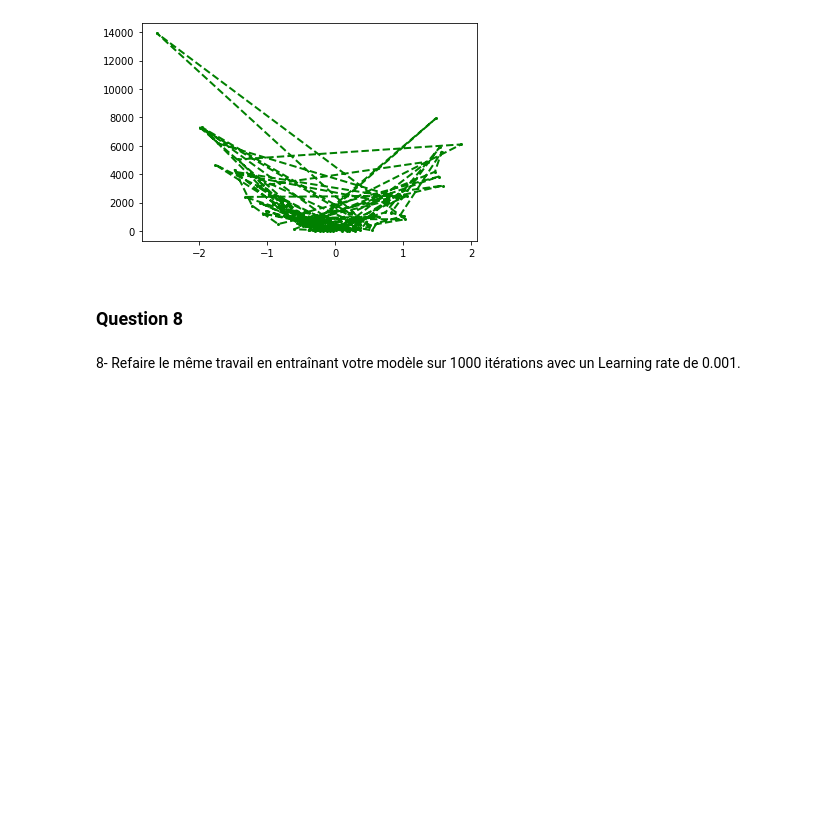
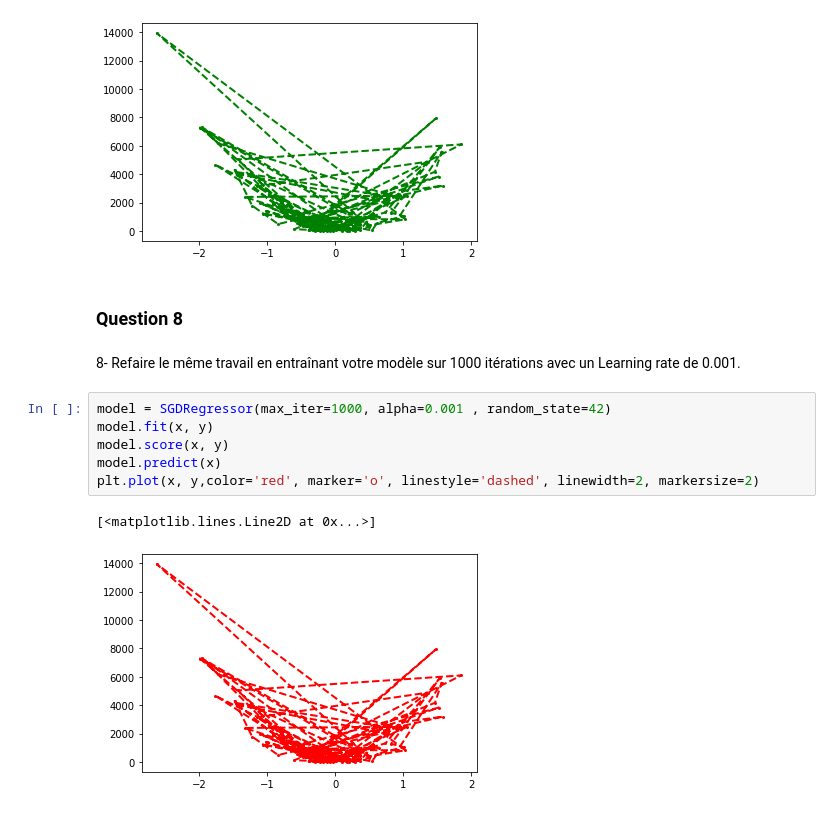
Before and after one commit to AbuJaber23/TP-ML-ARESKI-ANASS-IISE, a Jupyter notebook: TP4/TP5_Machine_Learning (1).ipynb, the cells around one changed output. Drawn from its saved outputs; the diff is of its cells as text; blank space fills up the shorter version.

```diff
--- a/TP4/TP5_Machine_Learning (1).ipynb
+++ b/TP4/TP5_Machine_Learning (1).ipynb
@@ -180,3 +190,12 @@ plt.plot(x, y,color='green', marker='o', linestyle='dashed', linewidth=2, marker
 ### **Question 8**
 # %% [markdown]
 8- Refaire le même travail en entraînant votre modèle sur 1000 itérations avec un Learning rate de 0.001.
+# %%
+model = SGDRegressor(max_iter=1000, alpha=0.001 , random_state=42)
+model.fit(x, y)
+model.score(x, y)
+model.predict(x)
+plt.plot(x, y,color='red', marker='o', linestyle='dashed', linewidth=2, markersize=2)
+# %% [output]
+[<matplotlib.lines.Line2D at 0x...>]
+[figure, added]
```
Also changed, not shown: parts of 2 cells of this notebook, 5 other files.
